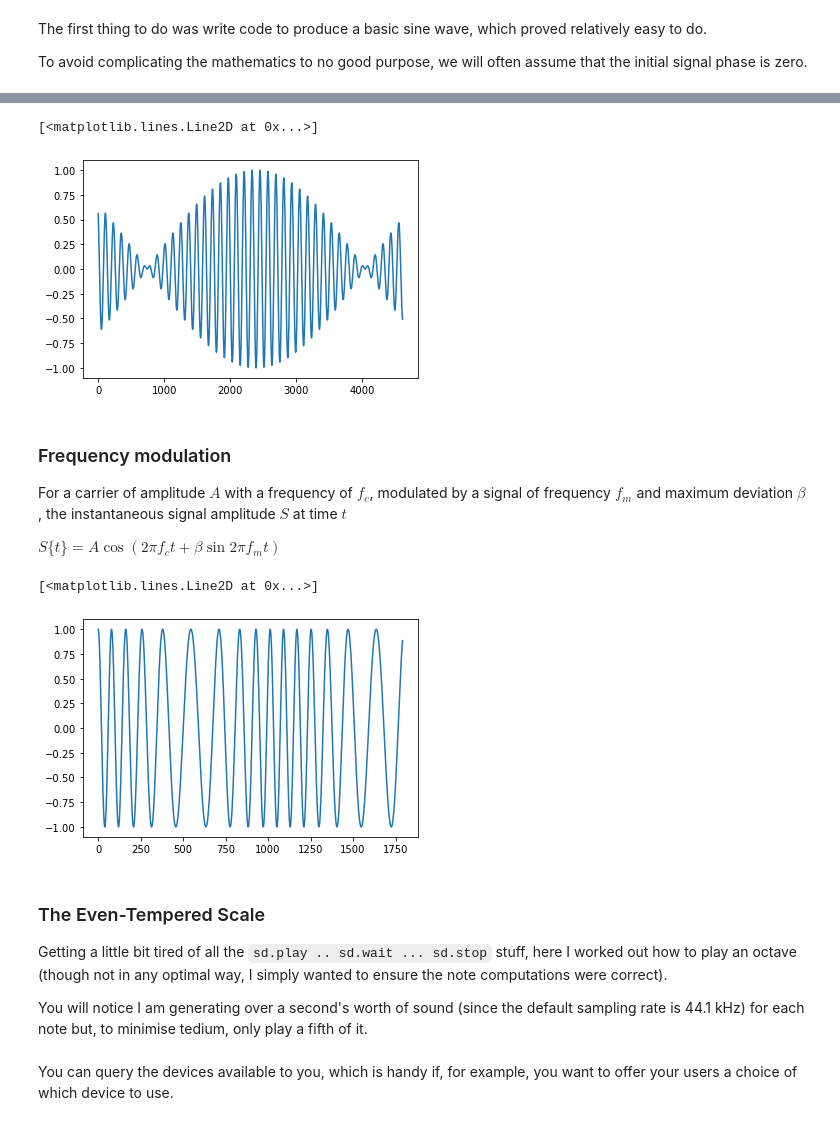
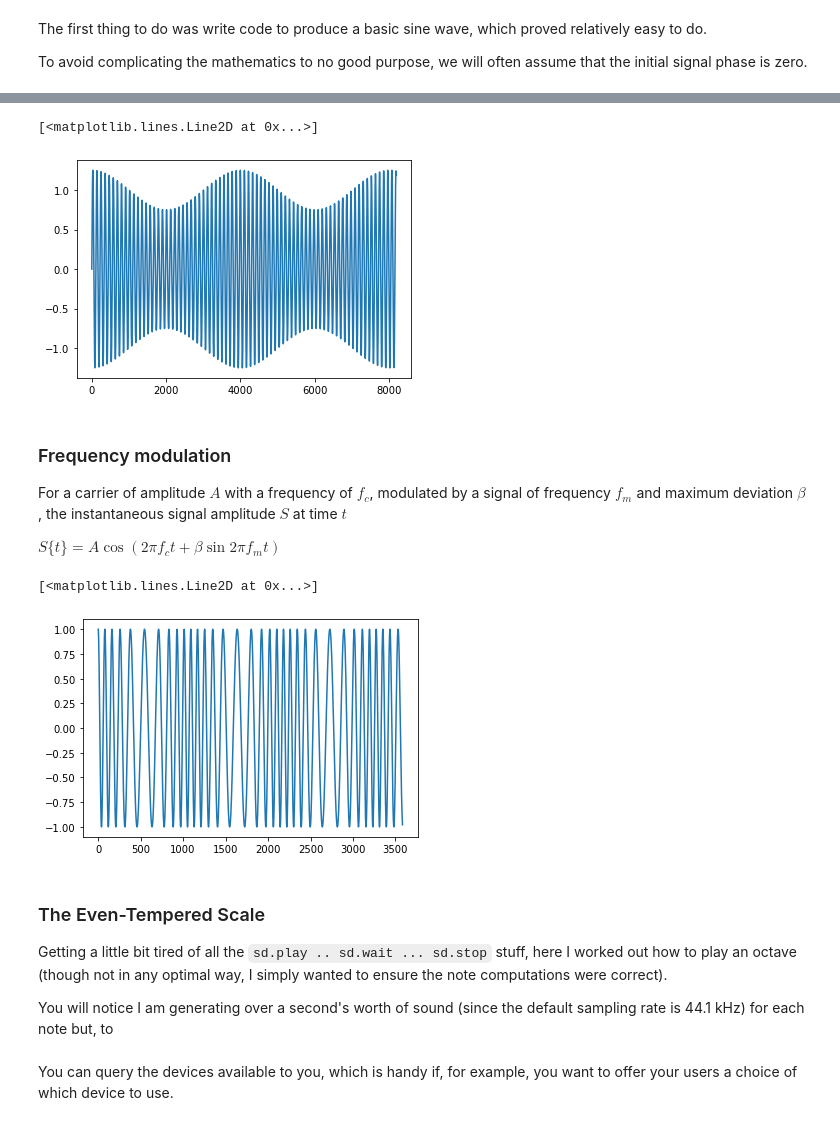
Before and after one commit to holdenweb/davidstephens, a Jupyter notebook: SoundExperiments.ipynb, the cells around one changed output, grey strips where cells are left out. Saved outputs shown, nothing was run; the diff lists cells and outputs as text; code cells hidden in the pictures.

Commit message:
Adapt to true 44,100 Hz rate. Improve graphics.

```diff
--- a/SoundExperiments.ipynb
+++ b/SoundExperiments.ipynb
@@ -26,7 +26,7 @@ import numpy as np
 import matplotlib.pyplot as plt
 # %%
 f = 400  # A above middle C
-x = np.linspace(0, f*2*pi, 48000)
+x = np.linspace(0, f*2*pi, 44100)
 sine_wave = np.sin(x)
 sd.play(sine_wave)
 sd.wait()
@@ -47,7 +47,13 @@ $S_t = (A \cos 2\pi f_c t) (\beta \cos 2\pi f_m t))$
-# %%
-for f in 440, 220, 110, 55:
-    modulation = np.sin(x/f)
-    mod_sig = modulation * sine_wave
-    sd.play(mod_sig)
-    sd.wait()
-    sd.stop()
+# %%
+t = np.linspace(0, 1, 44100)
+fig, axs = plt.subplots(1, 4)
+fig.set_size_inches(12, 3)
+fig.suptitle('Modulation indices 1.50, 1.0, 0.5, 0.25')
+f_m = 11.0
+for i, m in enumerate((1.50, 1.0, 0.5, 0.25)):
+    modulation = 1 + m * np.cos(2*pi*f_m*t)
+    mod_sig = modulation * sine_wave
+    sd.play(mod_sig)
+    sd.wait()
+    sd.stop()
+    axs[i].plot(mod_sig[:8820])
@@ -54,8 +62,8 @@ for f in 440, 220, 110, 55:
 # %%
-plt.plot(mod_sig[512*5:512*14])
+plt.plot(mod_sig[:512*16])
 # %% [output]
 [<matplotlib.lines.Line2D at 0x...>]
-[figure, old version]
+[figure, new version]
 # %% [markdown]
 ### Frequency modulation
 
@@ -76,10 +84,10 @@ sd.play(s)
 sd.wait()
 sd.stop()
 # %%
-plt.plot(s[:256*7])
+plt.plot(s[:256*14])
 # %% [output]
 [<matplotlib.lines.Line2D at 0x...>]
-[figure, old version]
+[figure, new version]
 # %% [markdown]
 ### The Even-Tempered Scale
 
@@ -88,8 +96,7 @@ here I worked out how to play an octave (though not in any optimal
 way, I simply wanted to ensure the note computations were correct).
 
 You will notice I am generating over a second's worth of sound (since the
-default sampling rate is 44.1 kHz) for each note but, to minimise tedium,
-only play a fifth of it.
+default sampling rate is 44.1 kHz) for each note but, to
 # %%
 base = 440
 octave = [2**(n/12.0) for n in range(13)]
```
Also changed, not shown: parts of 4 cells of this notebook.
